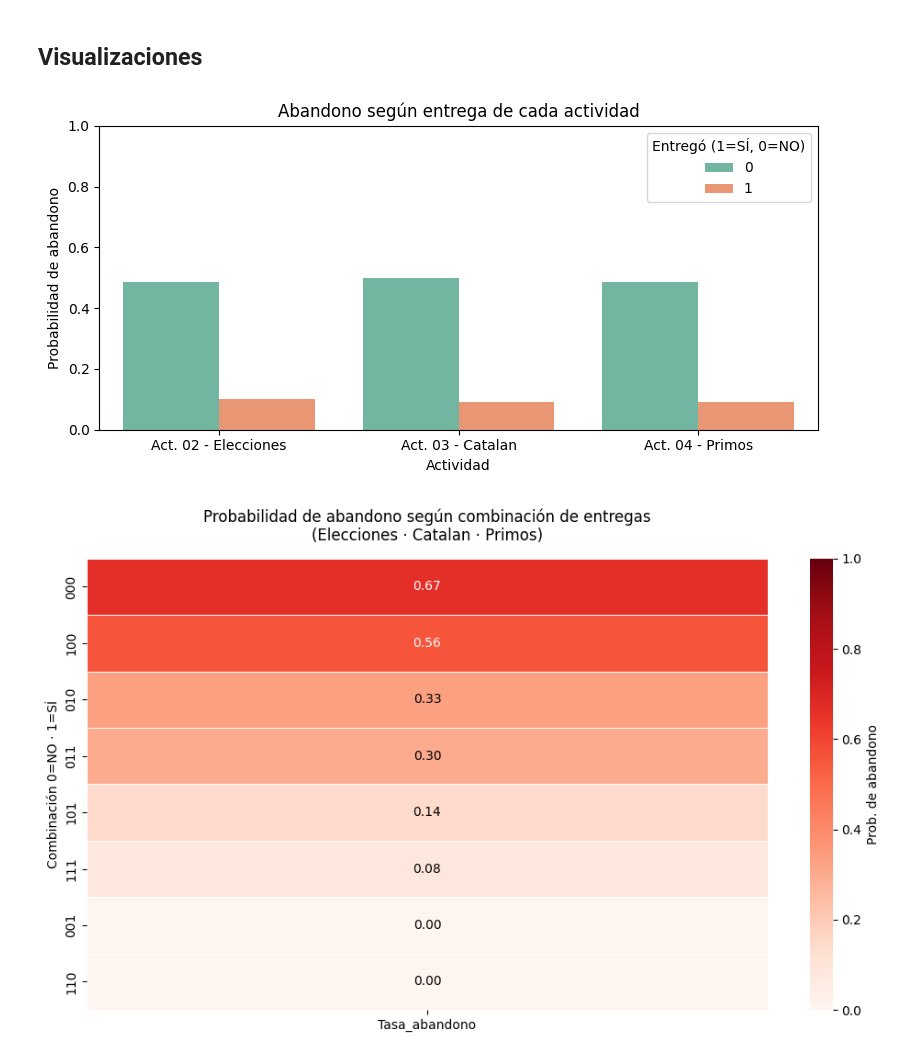
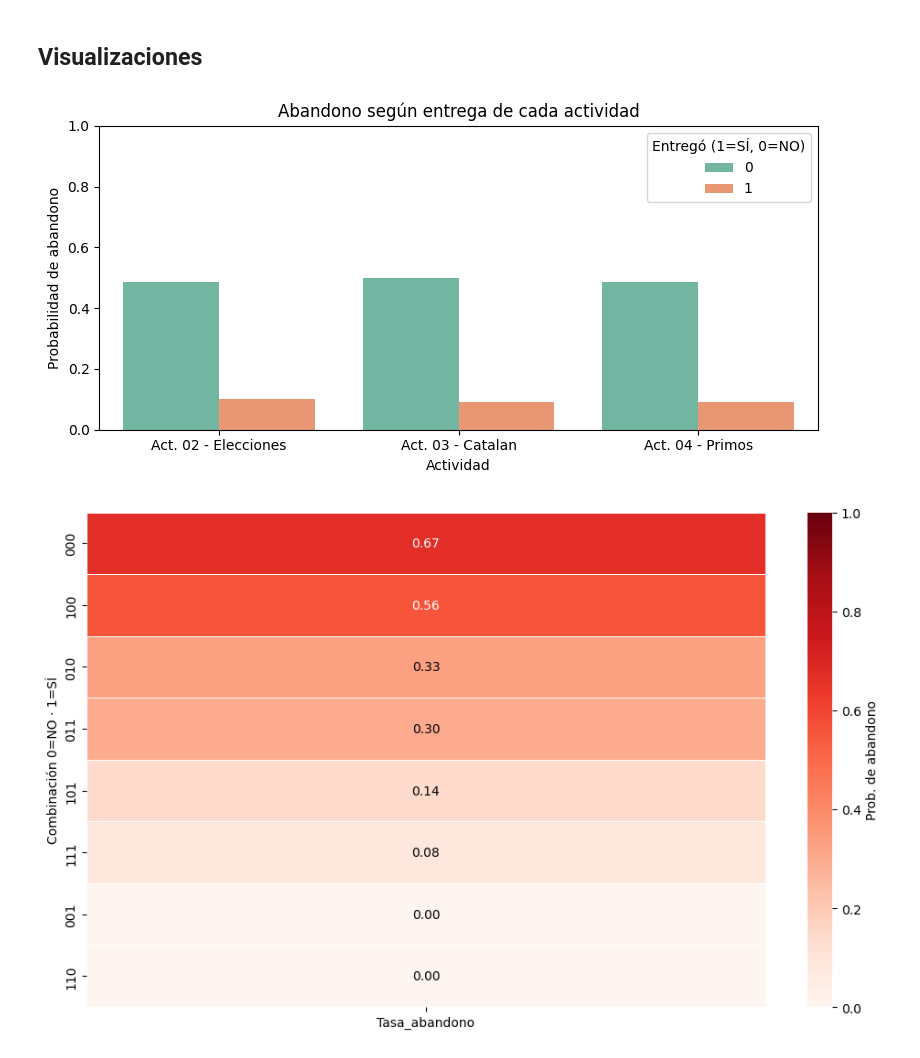
Before and after one commit to Cmanzano03/TFG_cmi_Moodle, a Jupyter notebook: notebooks/EDA/EDA_dataset_3.0.ipynb, the cells around one changed output. Drawn from its saved outputs; the diff is of its cells as text; code cells hidden in the pictures.

```diff
--- a/notebooks/EDA/EDA_dataset_3.0.ipynb
+++ b/notebooks/EDA/EDA_dataset_3.0.ipynb
@@ -61,6 +61,7 @@ import seaborn as sns
 
 # --- asegúrate de tener el DataFrame 'df' ya cargado ---
 # columnas de interés
+
 acts = ["Act. 02 - Elecciones", "Act. 03 - Catalan", "Act. 04 - Primos"]
 
 # ═══════════════════════════════════════════════════════════════════════
@@ -103,33 +104,32 @@ df_combo["combo"] = (
 heat = (
     df_combo.groupby("combo")["abandona"].mean()
     .rename("Tasa_abandono").to_frame()
 )
 
 # 3) Ordenamos las filas por “peor a mejor” (mayor tasa primero)
 heat = heat.sort_values("Tasa_abandono", ascending=False)
 
 # 4) Dibujamos el heat-map
 plt.figure(figsize=(10, 6))
 ax = sns.heatmap(
     heat,
     cmap="Reds",
     vmin=0, vmax=1,
     annot=True, fmt=".2f",
     linewidths=0.5, linecolor="white",
     cbar_kws={"label": "Prob. de abandono"}
 )
 
 # Ajuste visual de anotaciones (texto claro en celdas oscuras)
 for t in ax.texts:
     val = float(t.get_text())
     t.set_color("white" if val > 0.5 else "black")
 
-ax.set_title("Probabilidad de abandono según combinación de entregas\n"
-             "(Elecciones · Catalan · Primos)", pad=14)
+
 ax.set_xlabel("")            # sin etiqueta porque ya está en el título
 ax.set_ylabel("Combinación 0=NO · 1=SÍ")
 plt.tight_layout()
 plt.show()
 # %% [output]
 [figure]
-[figure, old version]
+[figure, new version]
```
Also changed, not shown: 3 other files.
